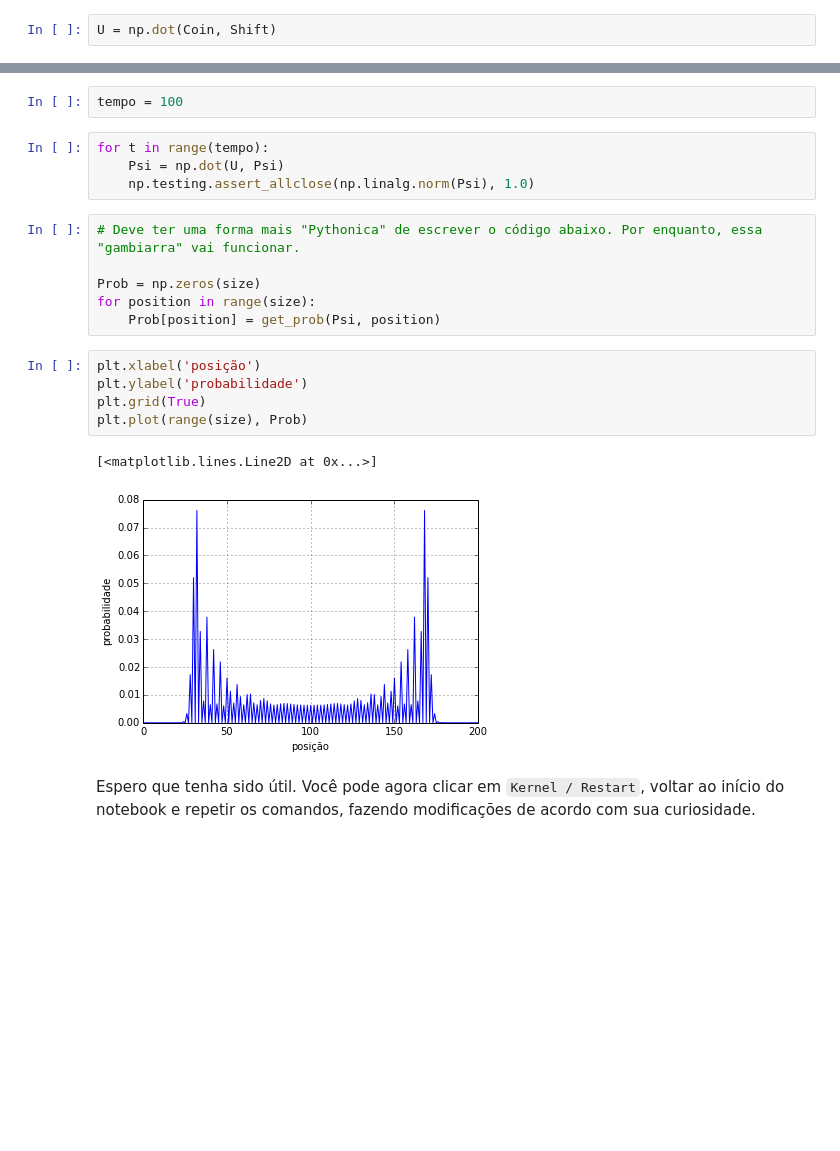
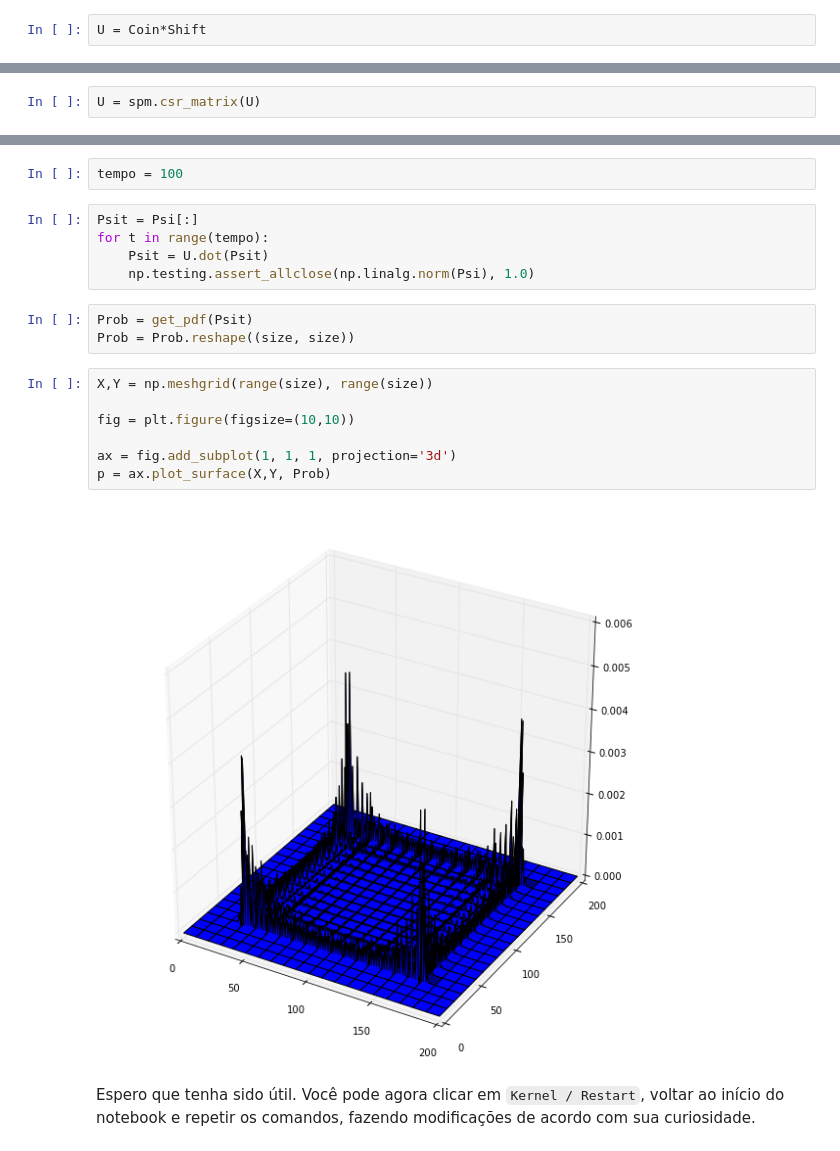
Before and after one commit to Marquezino/quantum-walks, a Jupyter notebook: Caminhada-Quantica-2D.ipynb, the cells around one changed output, grey strips where cells are left out. Saved outputs shown, nothing was run; the diff lists cells and outputs as text; blank space fills up the shorter version.

```diff
--- a/Caminhada-Quantica-2D.ipynb
+++ b/Caminhada-Quantica-2D.ipynb
@@ -188,4 +205,4 @@ np.testing.assert_allclose( np.dot(Shift, Shift.T.conj()), np.eye(2*size, dtype=
 # %% [markdown]
 Agora sim, temos tudo que precisamos para definir o operador de evolução $U$.
 # %%
-U = np.dot(Coin, Shift)
+U = Coin*Shift
@@ -195,3 +209,5 @@ np.testing.assert_allclose( np.dot(U, U.T.conj()), np.eye(2*size) )
+# %%
+U = spm.csr_matrix(U)
 # %% [markdown]
 ## 3. Simulação da caminhada
 # %% [markdown]
@@ -199,23 +215,22 @@ Para simular a caminhada quântica na reta, defina o número de passos por meio
 # %%
 tempo = 100
 # %%
+Psit = Psi[:]
 for t in range(tempo):
-    Psi = np.dot(U, Psi)
+    Psit = U.dot(Psit)
     np.testing.assert_allclose(np.linalg.norm(Psi), 1.0)
-# %%
-# Deve ter uma forma mais "Pythonica" de escrever o código abaixo. Por enquanto, essa "gambiarra" vai funcionar.
-
-Prob = np.zeros(size)
-for position in range(size):
-    Prob[position] = get_prob(Psi, position)
-# %%
-plt.xlabel('posição')
-plt.ylabel('probabilidade')
-plt.grid(True)
-plt.plot(range(size), Prob)
-# %% [output]
-[<matplotlib.lines.Line2D at 0x...>]
-[figure, removed]
+# %%
+Prob = get_pdf(Psit)
+Prob = Prob.reshape((size, size))
+# %%
+X,Y = np.meshgrid(range(size), range(size))
+
+fig = plt.figure(figsize=(10,10))
+
+ax = fig.add_subplot(1, 1, 1, projection='3d')
+p = ax.plot_surface(X,Y, Prob)
+# %% [output]
+[figure, added]
 # %% [markdown]
 Espero que tenha sido útil. Você pode agora clicar em `Kernel / Restart`, voltar ao início do notebook e repetir os comandos, fazendo modificações de acordo com sua curiosidade.
 # %% [markdown]
```
Also changed, not shown: parts of 19 cells of this notebook.
